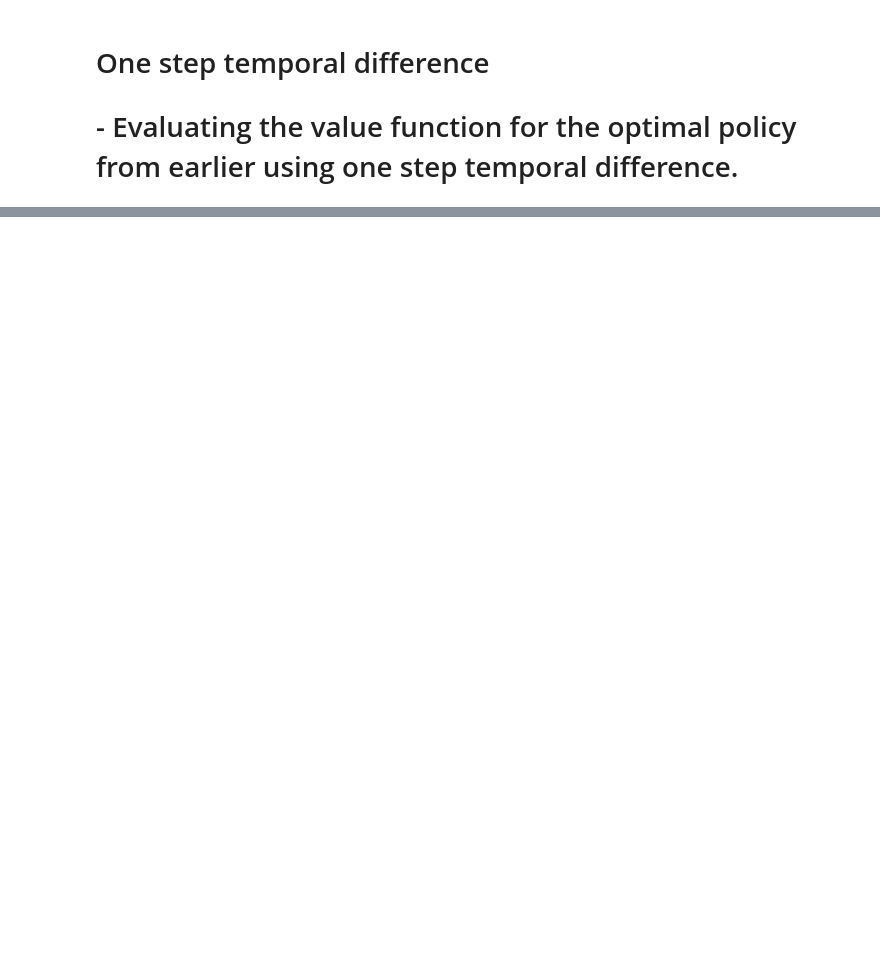
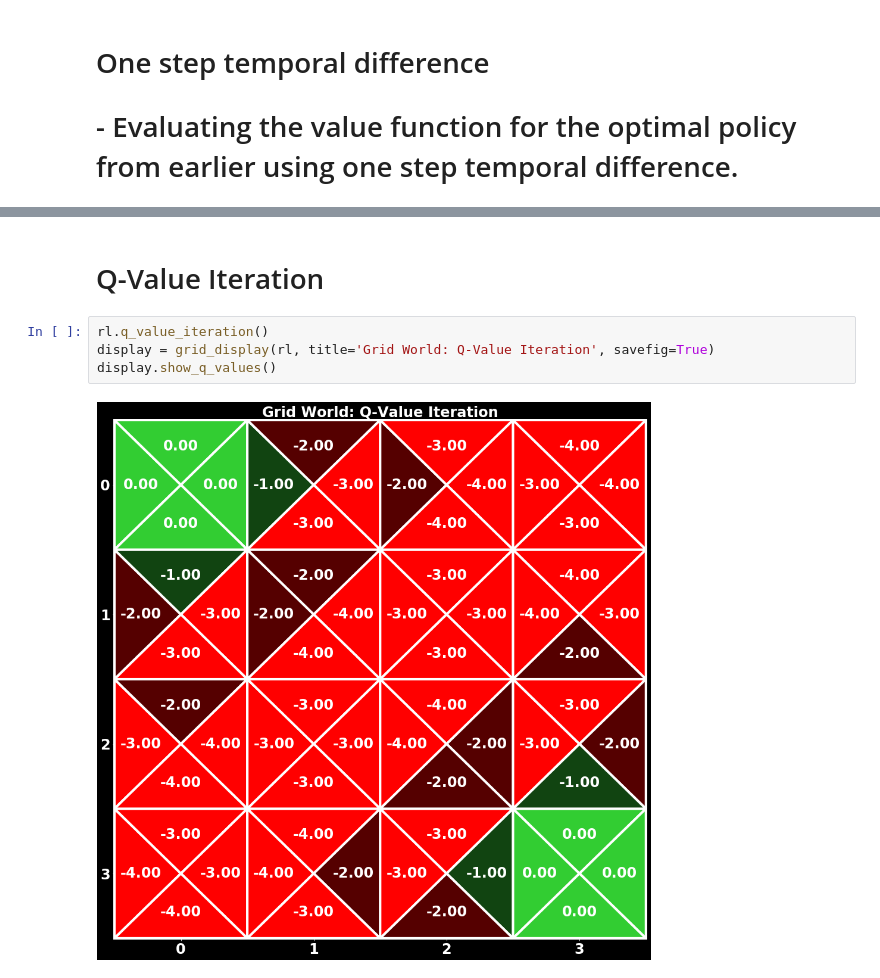
Before and after one commit to fiezt/Reinforcement-Learning, a Jupyter notebook: code/RL.ipynb, the cells around one changed output, grey strips where cells are left out. Drawn from its saved outputs; the diff is of its cells as text; blank space fills up the shorter version.

```diff
--- a/code/RL.ipynb
+++ b/code/RL.ipynb
@@ -56,0 +56,8 @@ display.show_values()
+# %% [markdown]
+# Q-Value Iteration
+# %%
+rl.q_value_iteration()
+display = grid_display(rl, title='Grid World: Q-Value Iteration', savefig=True)
+display.show_q_values()
+# %% [output]
+[figure, added]
```
Also changed, not shown: parts of 10 cells of this notebook, 10 other files.
